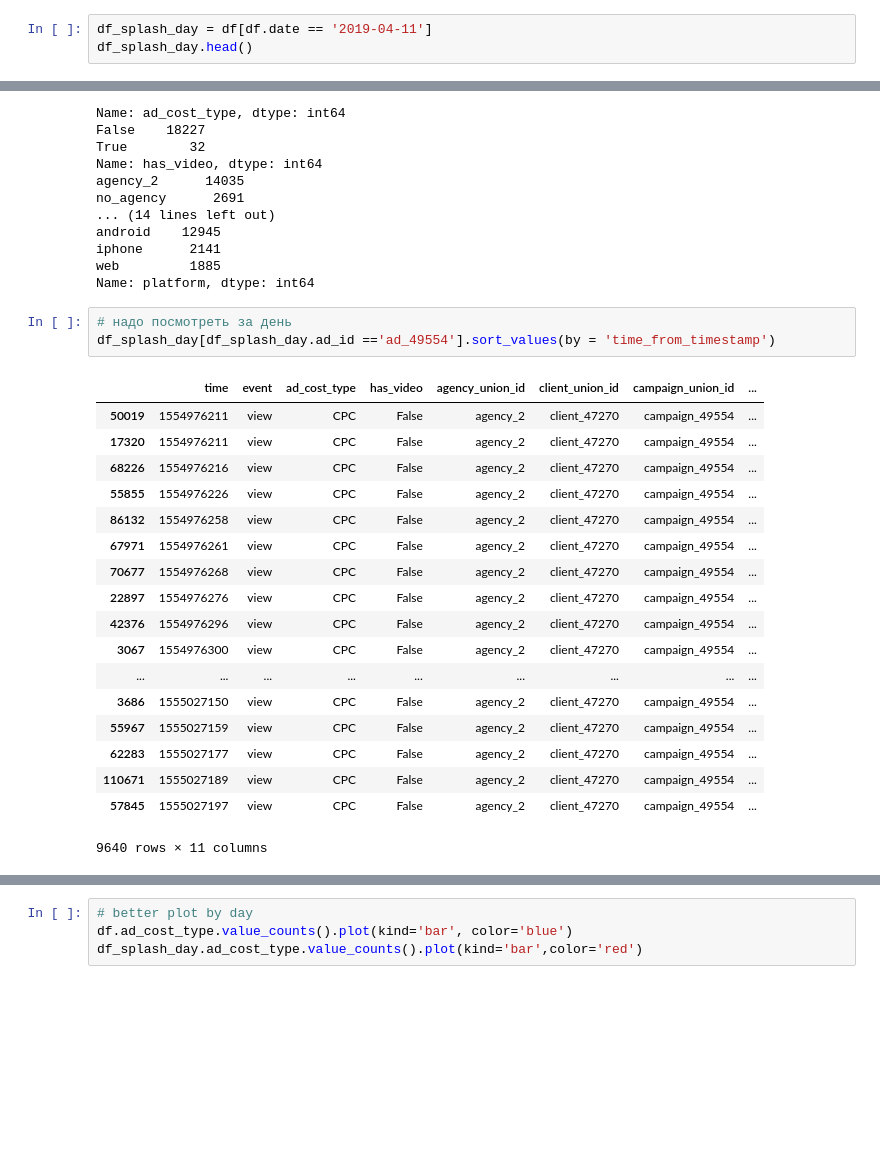
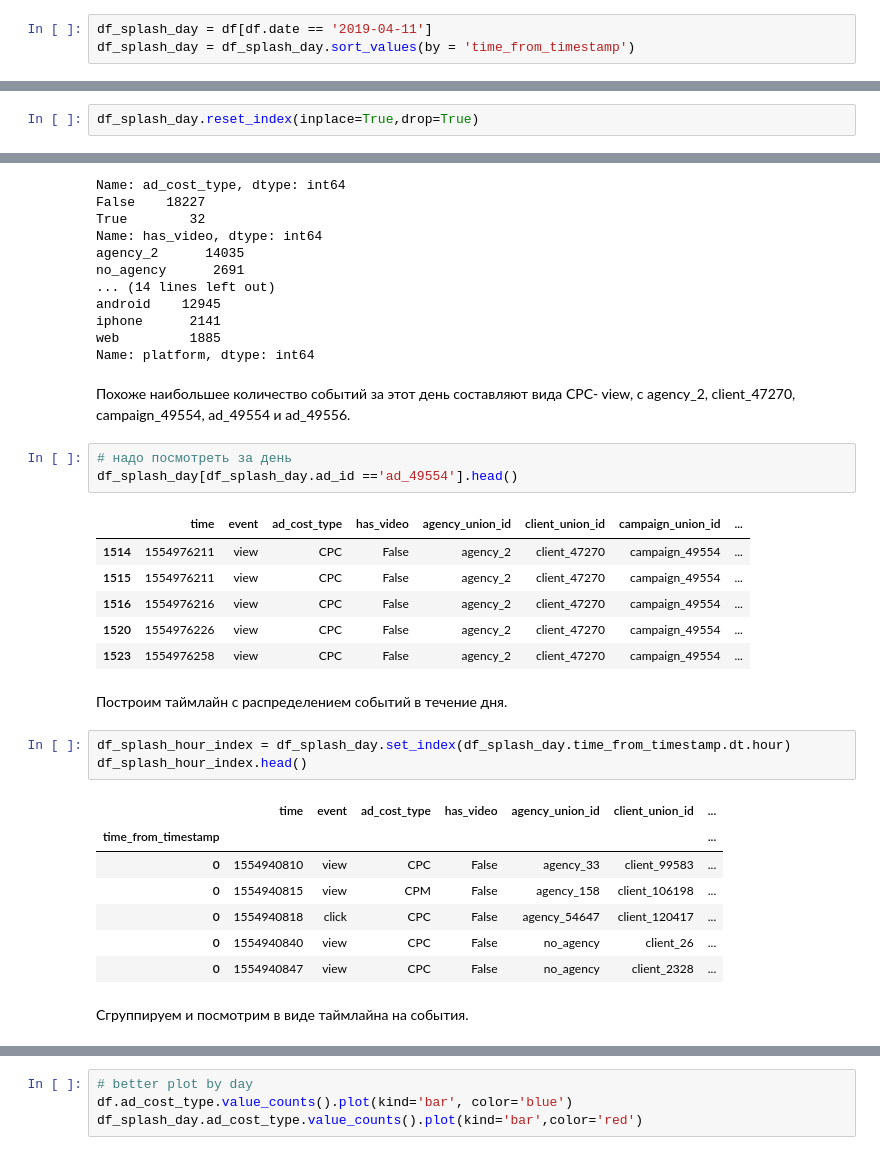
Before and after one commit to Espad/vk_analytics, a Jupyter notebook: vk_adv_analyse.ipynb, the cells around one changed output, grey strips where cells are left out. Cells and saved outputs as stored; diff of their text form; blank space fills up the shorter version.

```diff
--- a/vk_adv_analyse.ipynb
+++ b/vk_adv_analyse.ipynb
@@ -383,4 +453,4 @@ df[(df.ad_id == 'ad_49556') & (df.date == '2019-04-11')].head()
 | 158 | 1555003188 | view | CPC | False | agency_2 | client_47270 | campaign_49554 | ... |
 # %%
 df_splash_day = df[df.date == '2019-04-11']
-df_splash_day.head()
+df_splash_day = df_splash_day.sort_values(by = 'time_from_timestamp')
@@ -393,0 +457,2 @@ df_splash_day.head()
+# %%
+df_splash_day.reset_index(inplace=True,drop=True)
@@ -412,25 +486,30 @@ android    12945
 iphone      2141
 web         1885
 Name: platform, dtype: int64
+# %% [markdown]
+Похоже наибольшее количество событий за этот день составляют вида CPC- view, с agency_2, client_47270, campaign_49554, ad_49554 и ad_49556.
 # %%
 # надо посмотреть за день
-df_splash_day[df_splash_day.ad_id =='ad_49554'].sort_values(by = 'time_from_timestamp')
+df_splash_day[df_splash_day.ad_id =='ad_49554'].head()
 # %% [output]
 |  | time | event | ad_cost_type | has_video | agency_union_id | client_union_id | campaign_union_id | ... |
-| 50019 | 1554976211 | view | CPC | False | agency_2 | client_47270 | campaign_49554 | ... |
-| 17320 | 1554976211 | view | CPC | False | agency_2 | client_47270 | campaign_49554 | ... |
-| 68226 | 1554976216 | view | CPC | False | agency_2 | client_47270 | campaign_49554 | ... |
-| 55855 | 1554976226 | view | CPC | False | agency_2 | client_47270 | campaign_49554 | ... |
-| 86132 | 1554976258 | view | CPC | False | agency_2 | client_47270 | campaign_49554 | ... |
-| 67971 | 1554976261 | view | CPC | False | agency_2 | client_47270 | campaign_49554 | ... |
-| 70677 | 1554976268 | view | CPC | False | agency_2 | client_47270 | campaign_49554 | ... |
-| 22897 | 1554976276 | view | CPC | False | agency_2 | client_47270 | campaign_49554 | ... |
-| 42376 | 1554976296 | view | CPC | False | agency_2 | client_47270 | campaign_49554 | ... |
-| 3067 | 1554976300 | view | CPC | False | agency_2 | client_47270 | campaign_49554 | ... |
-| ... | ... | ... | ... | ... | ... | ... | ... | ... |
-| 3686 | 1555027150 | view | CPC | False | agency_2 | client_47270 | campaign_49554 | ... |
-| 55967 | 1555027159 | view | CPC | False | agency_2 | client_47270 | campaign_49554 | ... |
-| 62283 | 1555027177 | view | CPC | False | agency_2 | client_47270 | campaign_49554 | ... |
-| 110671 | 1555027189 | view | CPC | False | agency_2 | client_47270 | campaign_49554 | ... |
-| 57845 | 1555027197 | view | CPC | False | agency_2 | client_47270 | campaign_49554 | ... |
+| 1514 | 1554976211 | view | CPC | False | agency_2 | client_47270 | campaign_49554 | ... |
+| 1515 | 1554976211 | view | CPC | False | agency_2 | client_47270 | campaign_49554 | ... |
+| 1516 | 1554976216 | view | CPC | False | agency_2 | client_47270 | campaign_49554 | ... |
+| 1520 | 1554976226 | view | CPC | False | agency_2 | client_47270 | campaign_49554 | ... |
+| 1523 | 1554976258 | view | CPC | False | agency_2 | client_47270 | campaign_49554 | ... |
-9640 rows × 11 columns
+# %% [markdown]
+Построим таймлайн с распределением событий в течение дня.
+# %%
+df_splash_hour_index = df_splash_day.set_index(df_splash_day.time_from_timestamp.dt.hour)
+df_splash_hour_index.head()
+# %% [output]
+|  | time | event | ad_cost_type | has_video | agency_union_id | client_union_id | ... |
+| time_from_timestamp |  |  |  |  |  |  | ... |
+| 0 | 1554940810 | view | CPC | False | agency_33 | client_99583 | ... |
+| 0 | 1554940815 | view | CPM | False | agency_158 | client_106198 | ... |
+| 0 | 1554940818 | click | CPC | False | agency_54647 | client_120417 | ... |
+| 0 | 1554940840 | view | CPC | False | no_agency | client_26 | ... |
+| 0 | 1554940847 | view | CPC | False | no_agency | client_2328 | ... |
+# %% [markdown]
+Сгруппируем и посмотрим в виде таймлайна на события.
```
Also changed, not shown: parts of 20 cells of this notebook.
